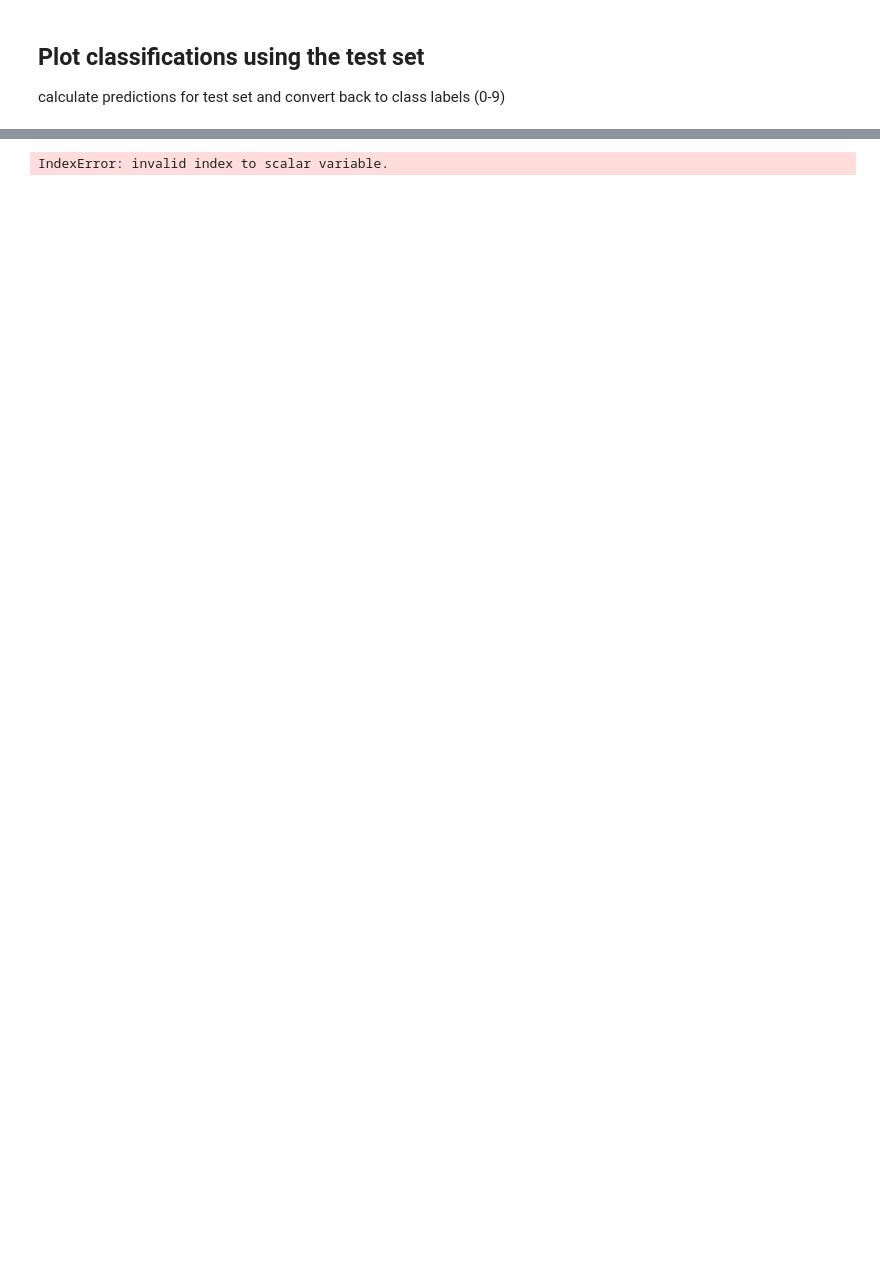
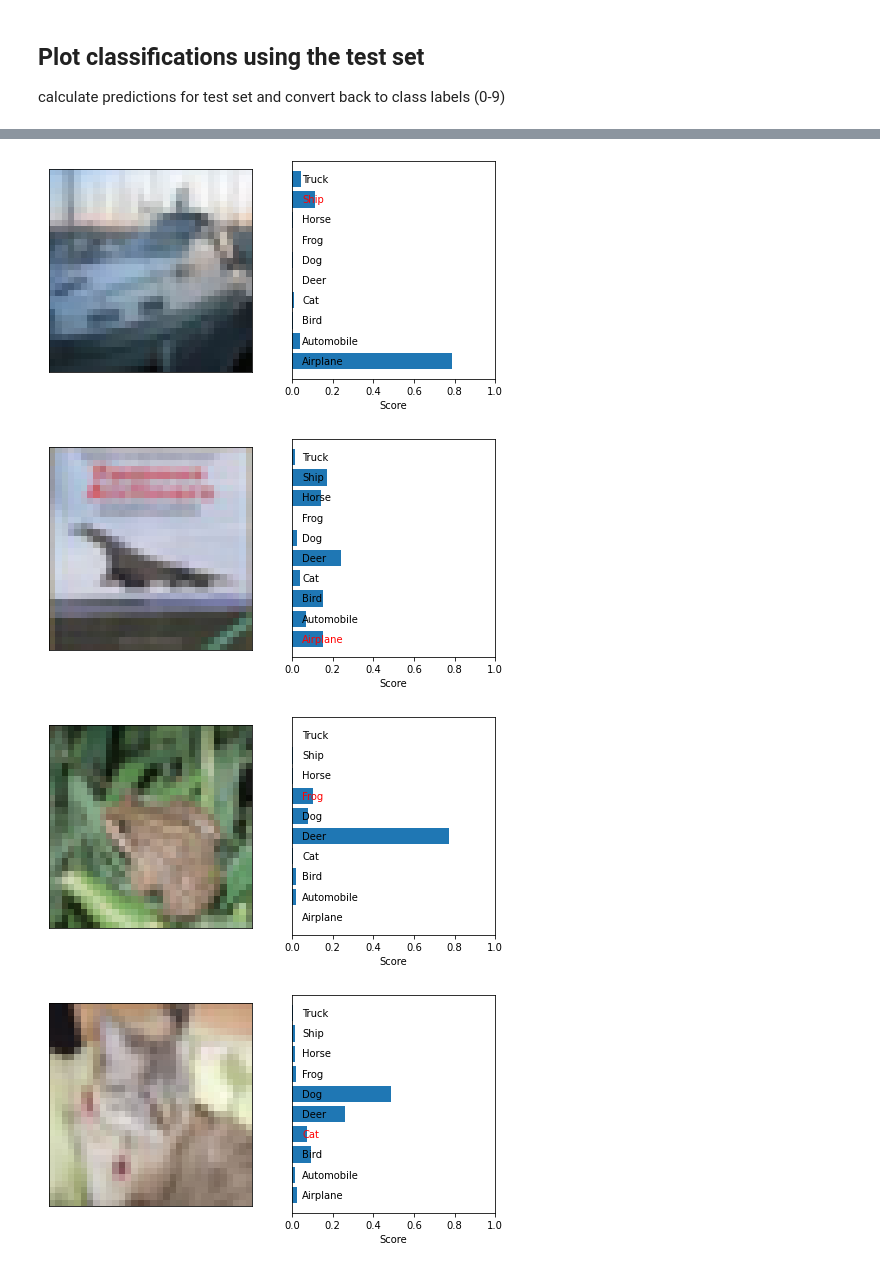
Before and after one commit to jglombitza/cifar_tutorial, a Jupyter notebook: fully_connected.ipynb, the cells around one changed output, grey strips where cells are left out. Cells and saved outputs as stored; diff of their text form; code cells hidden in the pictures; blank space fills up the shorter version.

```diff
--- a/fully_connected.ipynb
+++ b/fully_connected.ipynb
@@ -45,8 +50,7 @@ x_test_norm = normalize(x_test)
 convert labels ("0"-"9") to one-hot encodings, "0" = (1, 0, ... 0) and so on
 # %%
 y_train_onehot = tf.keras.utils.to_categorical(y_train, 10)
-y_test_onehot = tf.keras.utils.to_categorical(y_test, 10)[:8000]
-y_valid_onehot = tf.keras.utils.to_categorical(y_test, 10)[8000:]
+y_test_onehot = tf.keras.utils.to_categorical(y_test, 10)
 # %% [markdown]
 ## Define model
 # %%
@@ -171,6 +166,6 @@ y_predict_cl = np.argmax(y_predict, axis=1)
 y_test_cl = np.argmax(y_test_onehot, axis=1)
 # %%
 m = y_predict_cl == y_test_cl
-i0 = np.arange(8000)[~m]  # misclassified images
-i1 = np.arange(8000)[m]  # correctly classified images
+i0 = np.arange(10000)[~m]  # misclassified images
+i1 = np.arange(10000)[m]  # correctly classified images
 # %% [markdown]
@@ -178,6 +173,9 @@ i1 = np.arange(8000)[m]  # correctly classified images
 # %%
 fname = "false_%i_{}.png".format(model.name)
-for i in i0[0:10]:
+for i in i0[0:5]:
     plot_prediction(x_test[i], y_test_onehot[i], y_predict[i], fname=fname % i)
 # %% [output]
-IndexError: invalid index to scalar variable.
+[figure, added]
+[figure, added]
+[figure, added]
+[figure, added]
```
Also changed, not shown: parts of 12 cells of this notebook.
